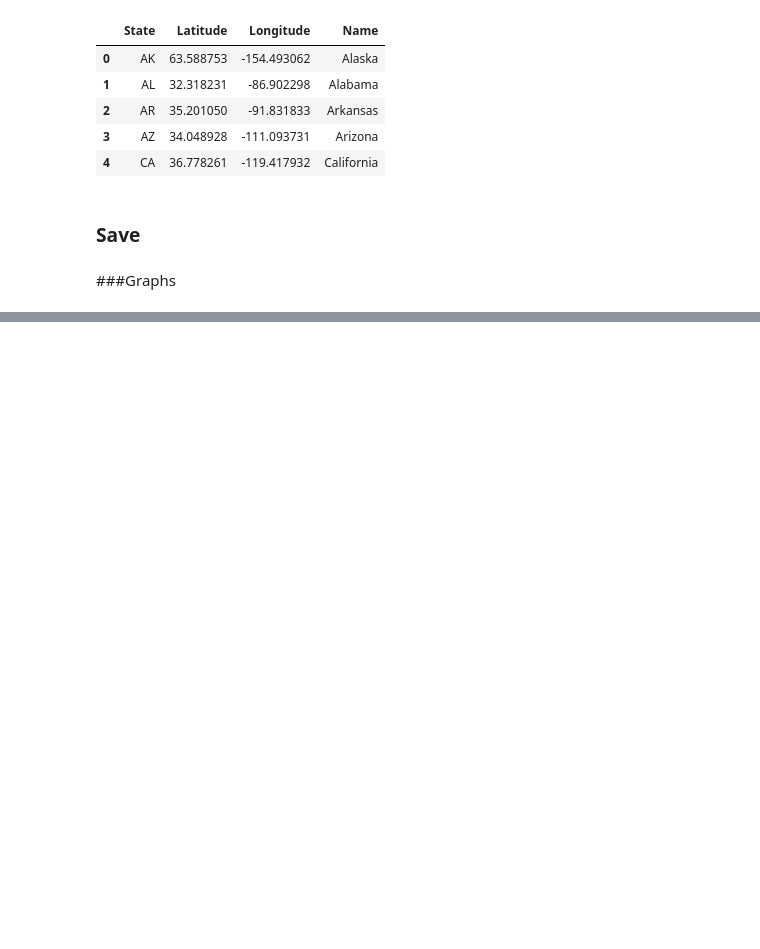
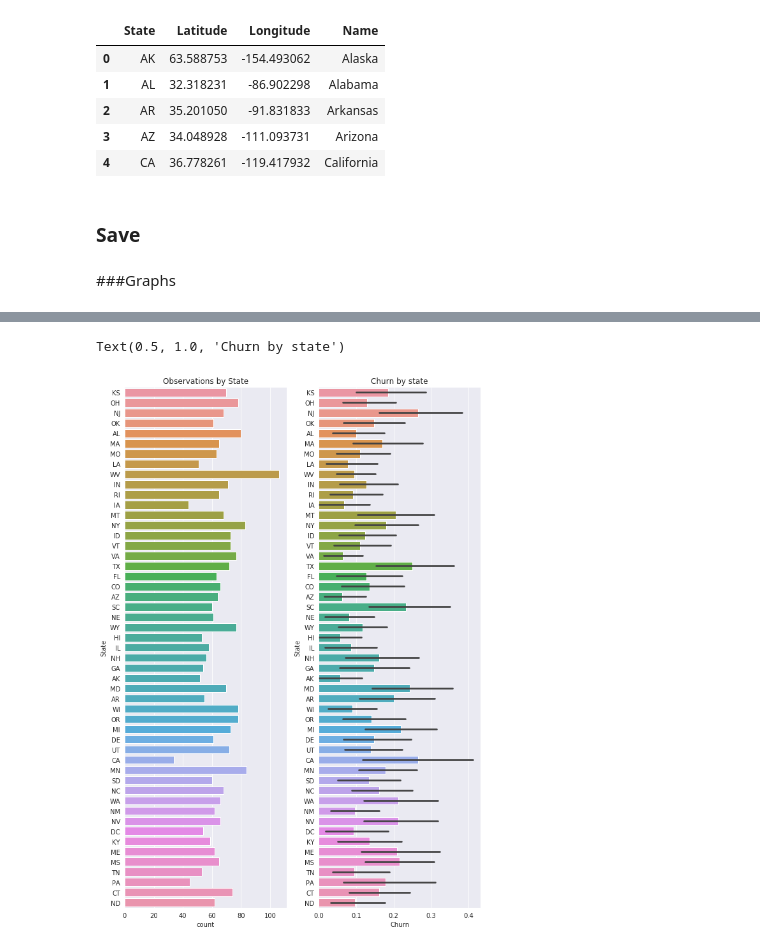
Before and after one commit to Whats-In-My-Vape/effective-Data-Mining-2, a Jupyter notebook: Gangshit_02.ipynb, the cells around one changed output, grey strips where cells are left out. Cells and saved outputs as stored; diff of their text form; code cells hidden in the pictures; blank space fills up the shorter version.

```diff
--- a/Gangshit_02.ipynb
+++ b/Gangshit_02.ipynb
@@ -134,0 +143,9 @@ df.to_csv("data/states.csv", index=False)
+# %%
+fig, axarr = plt.subplots(1, 2, figsize=(10, 15))
+sns.countplot(y=df.State,ax=axarr[0])
+axarr[0].set_title('Observations by State')
+sns.barplot(x=df.Churn=='yes',y=df.State,ax=axarr[1])
+axarr[1].set_title('Churn by state')
+# %% [output]
+Text(0.5, 1.0, 'Churn by state')
+[figure, added]
```
Also changed, not shown: parts of 2 cells of this notebook.
